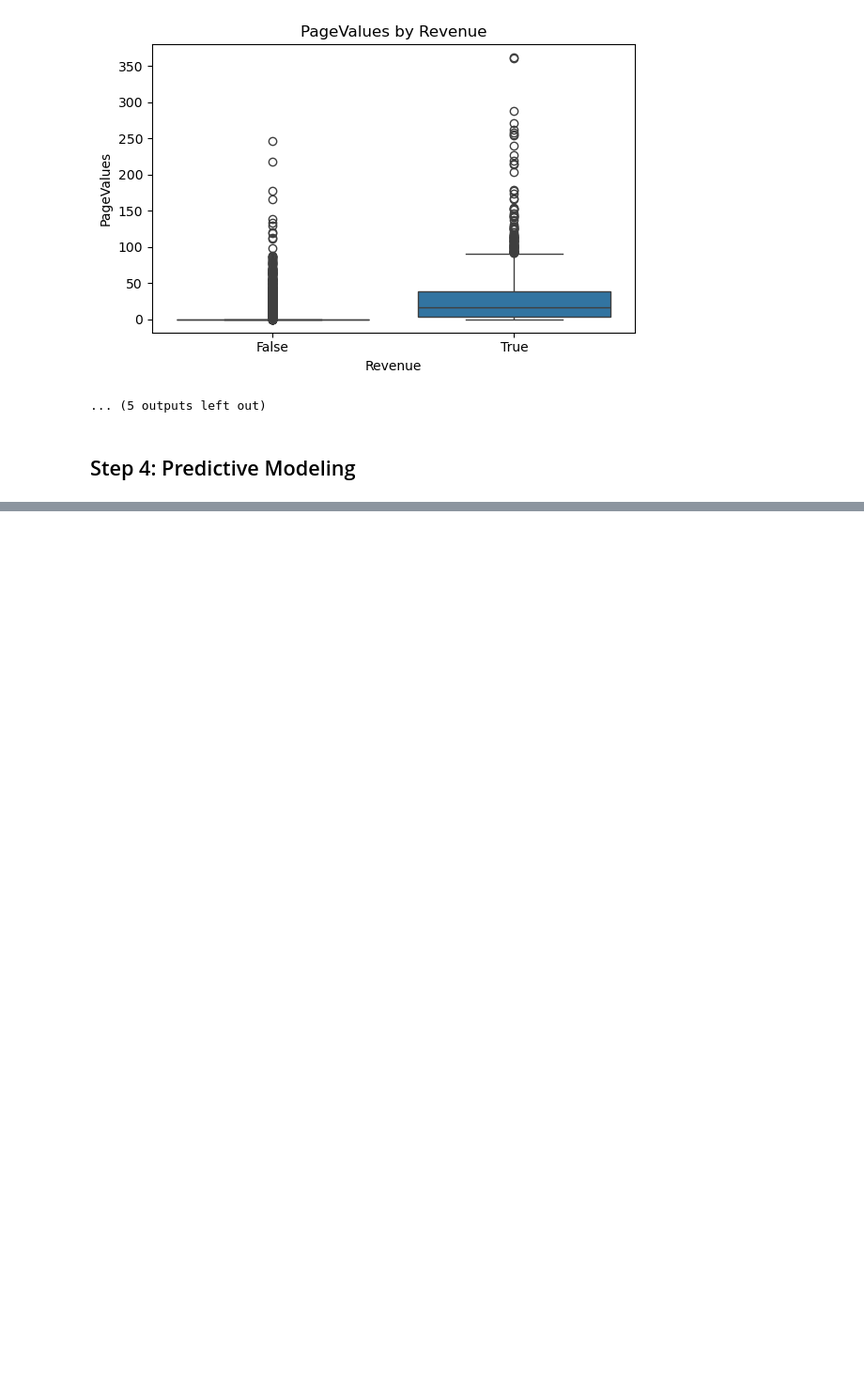
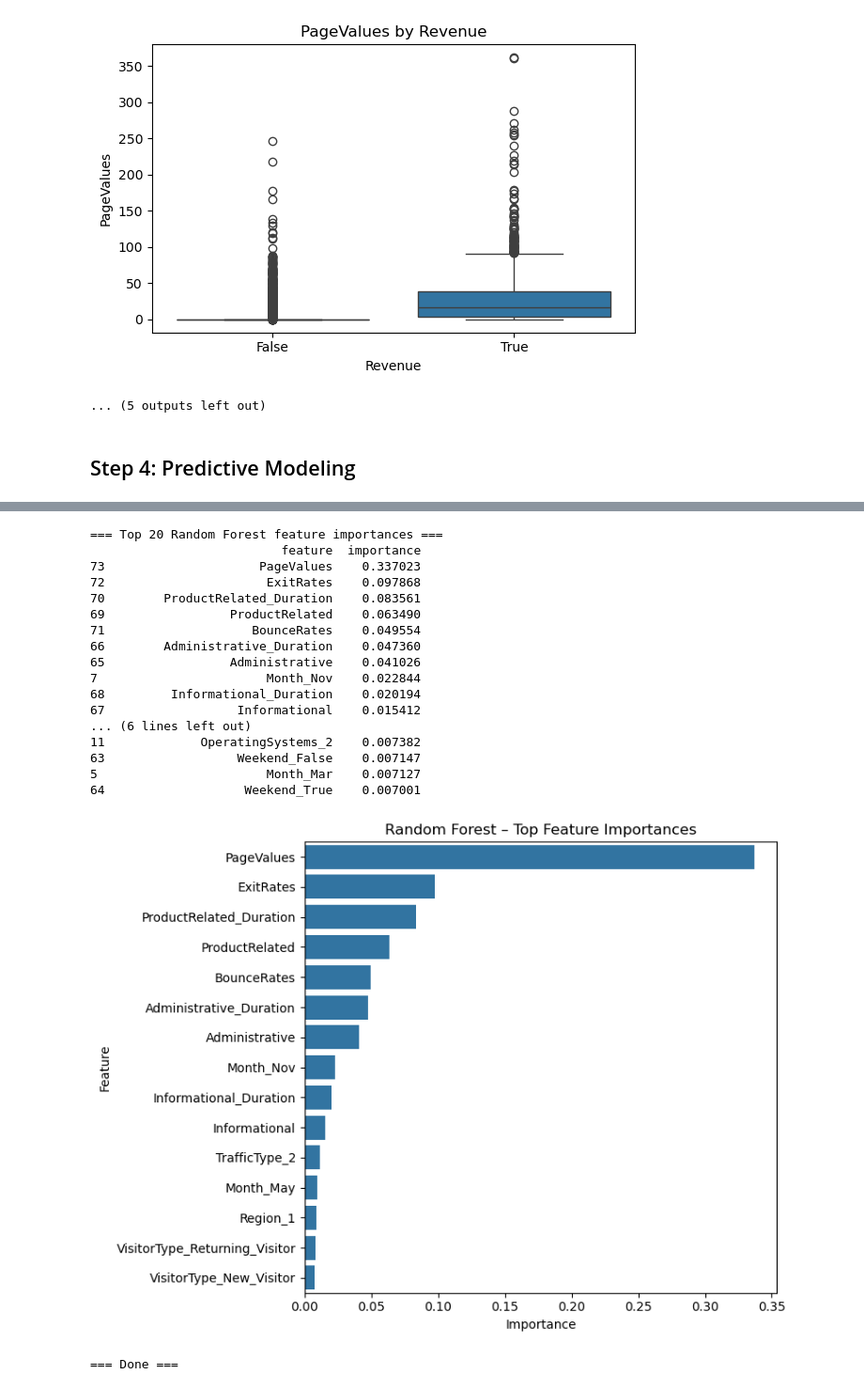
Before and after one commit to c-jimmy1/Data-Science, a Jupyter notebook: assign5/assign5.ipynb, the cells around one changed output, grey strips where cells are left out. Shown at 94% size. Saved outputs shown, nothing was run; the diff lists cells and outputs as text; code cells hidden in the pictures; blank space fills up the shorter version.

```diff
--- a/assign5/assign5.ipynb
+++ b/assign5/assign5.ipynb
@@ -329,0 +422,53 @@ weighted avg       0.89      0.90      0.89      3083
+# %%
+# Get feature names after preprocessing
+# Use the fitted preprocessor inside the RF pipeline
+rf_preprocess = rf_clf.named_steps["preprocess"]
+ohe = rf_preprocess.named_transformers_["cat"]
+cat_feature_names = ohe.get_feature_names_out(categorical_features)
+all_feature_names = np.concatenate([cat_feature_names, np.array(numeric_features)])
+
+rf_model = rf_clf.named_steps["model"]
+importances = rf_model.feature_importances_
+
+feat_imp = pd.DataFrame({
+    "feature": all_feature_names,
+    "importance": importances
+}).sort_values("importance", ascending=False)
+
+print("\n=== Top 20 Random Forest feature importances ===")
+print(feat_imp.head(20))
+
+top_n = 15
+plt.figure(figsize=(8, 6))
+sns.barplot(
+    data=feat_imp.head(top_n),
+    x="importance",
+    y="feature"
+)
+plt.title("Random Forest – Top Feature Importances")
+plt.xlabel("Importance")
+plt.ylabel("Feature")
+plt.tight_layout()
+plt.show()
+
+print("\n=== Done ===")
+# %% [output]
+=== Top 20 Random Forest feature importances ===
+                          feature  importance
+73                     PageValues    0.337023
+72                      ExitRates    0.097868
+70        ProductRelated_Duration    0.083561
+69                 ProductRelated    0.063490
+71                    BounceRates    0.049554
+66        Administrative_Duration    0.047360
+65                 Administrative    0.041026
+7                       Month_Nov    0.022844
+68         Informational_Duration    0.020194
+67                  Informational    0.015412
+... (6 lines left out)
+11             OperatingSystems_2    0.007382
+63                  Weekend_False    0.007147
+5                       Month_Mar    0.007127
+64                   Weekend_True    0.007001
+[figure, added]
+=== Done ===
```
Also changed, not shown: parts of 7 cells of this notebook.
